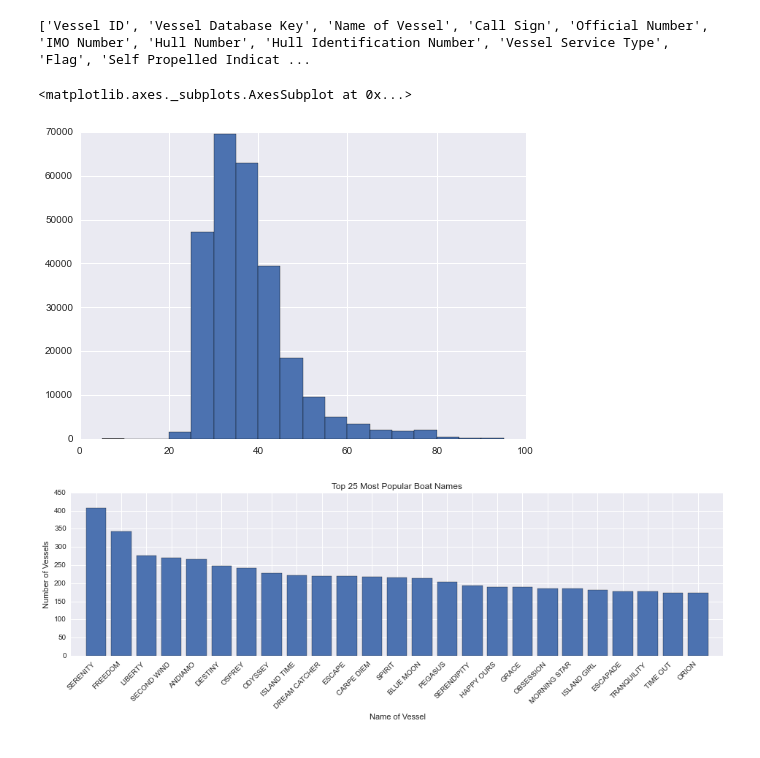
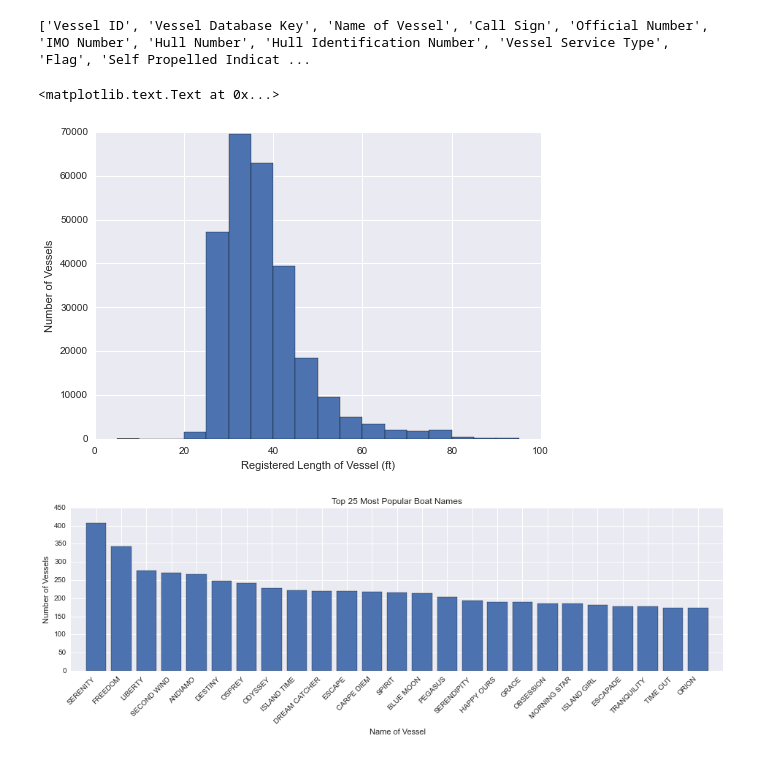
Before and after one commit to jdstemmler/uscg-vessel-doc, a Jupyter notebook: USCG Vessel Documentation.ipynb, the cells around one changed output. Cells and saved outputs as stored; diff of their text form; code cells hidden in the pictures.

Commit message:
updated vessel doc plots

```diff
--- a/USCG Vessel Documentation.ipynb
+++ b/USCG Vessel Documentation.ipynb
@@ -34,10 +34,13 @@ rec = D[D["Vessel Service Type"] == "Recreational"]
 ['Vessel ID', 'Vessel Database Key', 'Name of Vessel', 'Call Sign', 'Official Number', 'IMO Number', 'Hull Number', 'Hull Identification Number', 'Vessel Service Type', 'Flag', 'Self Propelled Indicat ...
 # %%
 bins = np.arange(5, 100, 5)
-rec["Registered Length"].hist(bins=bins)
+ax = rec["Registered Length"].hist(bins=bins)
+
+ax.set_xlabel('Registered Length of Vessel (ft)')
+ax.set_ylabel('Number of Vessels')
 # %% [output]
-<matplotlib.axes._subplots.AxesSubplot at 0x...>
+<matplotlib.text.Text at 0x...>
-[figure, old version]
+[figure, new version]
 # %%
 names = [str(i).lower().strip() for i in rec["Name of Vessel"]]
 name_counts = Counter(names)
```
Also changed, not shown: parts of 1 cell of this notebook.
